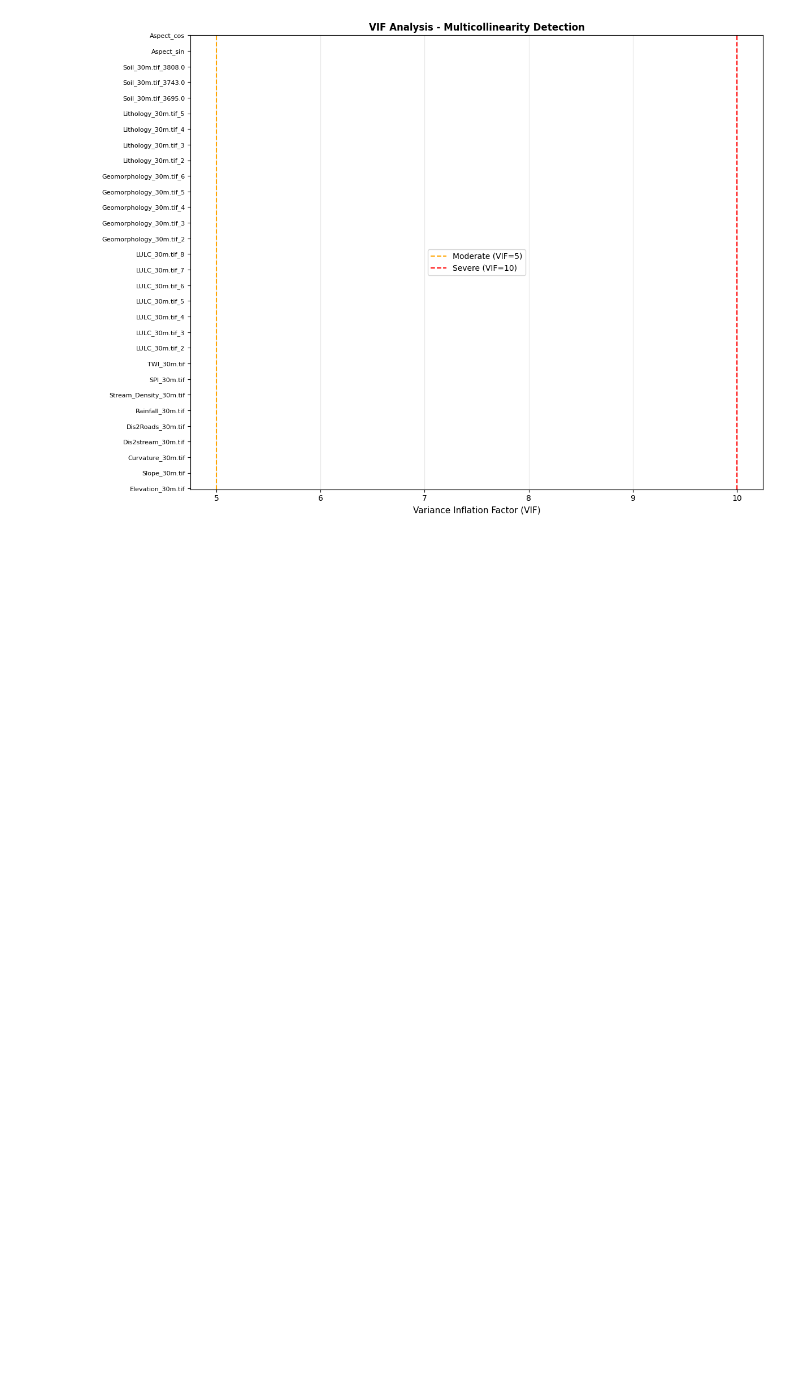
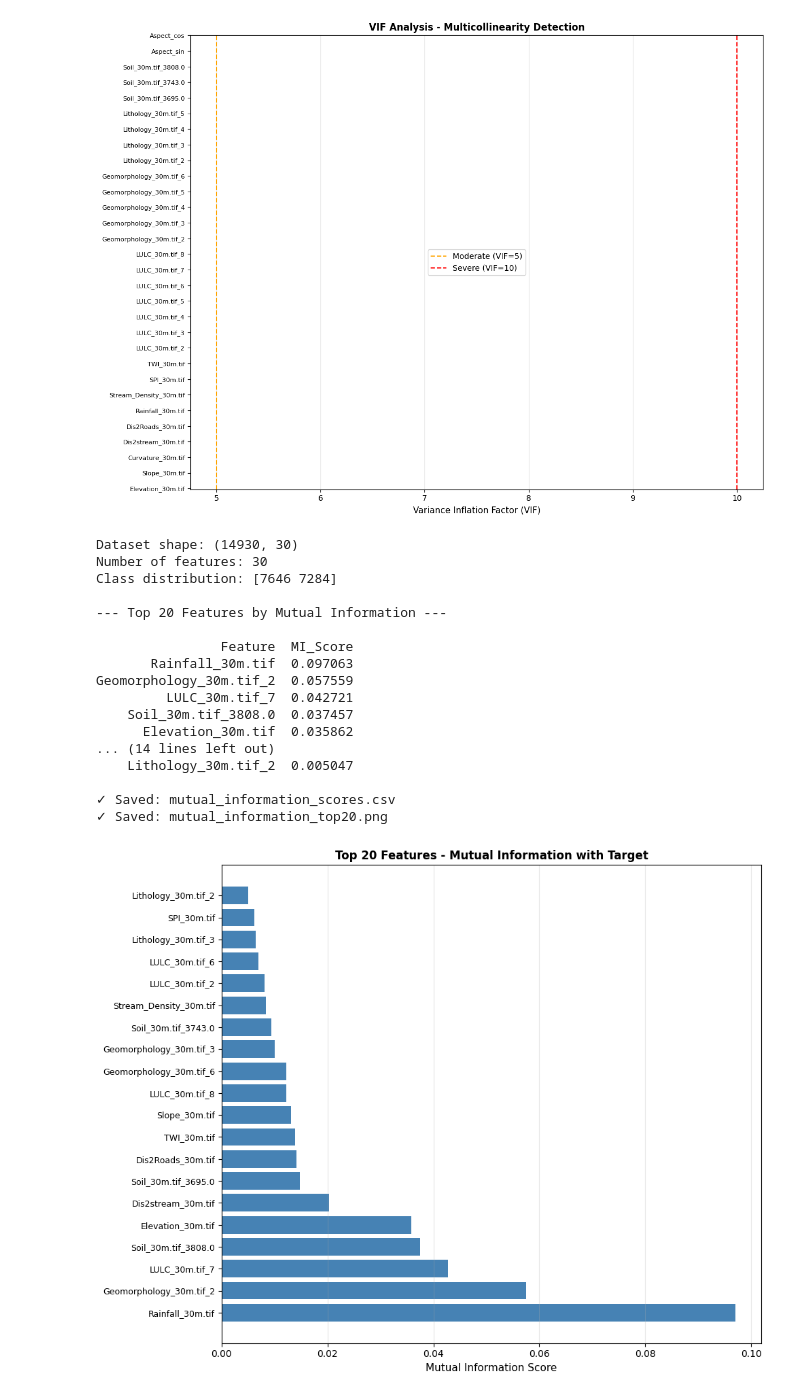
Before and after one commit to VladK333/flood-analysis, a Jupyter notebook: analysis.ipynb, the cells around one changed output. Drawn from its saved outputs; the diff is of its cells as text; code cells hidden in the pictures; blank space fills up the shorter version.

Commit message:
mutual info analysis - best features for prediction

```diff
--- a/analysis.ipynb
+++ b/analysis.ipynb
@@ -668,3 +668,70 @@ if len(severe_mc) > 0 or len(high_mc) > 0:
         print("\n✓ Saved: correlation_problem_features.png")
 
         #COLLINEARITY ANALYSIS COMPLETED
+# %%
+#FEATURE SELECTION 'n' BEST PREDICTORS FOR CLASSES 0/1
+import numpy as np
+import matplotlib.pyplot as plt
+import seaborn as sns
+from sklearn.ensemble import RandomForestClassifier
+from sklearn.feature_selection import mutual_info_classif, chi2, SelectKBest, f_classif
+from sklearn.inspection import permutation_importance
+from sklearn.model_selection import train_test_split
+import warnings
+warnings.filterwarnings('ignore')
+
+# Load processed data
+X_processed = pd.read_csv('data_processed_proper.csv')
+y_clean = pd.read_csv('target_clean.csv').values.ravel()
+
+print(f"\nDataset shape: {X_processed.shape}")
+print(f"Number of features: {X_processed.shape[1]}")
+print(f"Class distribution: {np.bincount(y_clean)}")
+
+# MUTUAL INFORMATION ANALYSIS - best features for prediction
+mi_scores = mutual_info_classif(X_processed, y_clean, random_state=42)
+
+# Create DataFrame
+mi_df = pd.DataFrame({
+    'Feature': X_processed.columns,
+    'MI_Score': mi_scores
+}).sort_values('MI_Score', ascending=False)
+
+print("\n--- Top 20 Features by Mutual Information ---\n")
+print(mi_df.head(20).to_string(index=False))
+
+# Save results
+mi_df.to_csv('mutual_information_scores.csv', index=False)
+print("\n✓ Saved: mutual_information_scores.csv")
+
+# Visualize top 20
+plt.figure(figsize=(10, 8))
+top_20_mi = mi_df.head(20)
+plt.barh(range(len(top_20_mi)), top_20_mi['MI_Score'], color='steelblue')
+plt.yticks(range(len(top_20_mi)), top_20_mi['Feature'], fontsize=9)
+plt.xlabel('Mutual Information Score', fontsize=11)
+plt.title('Top 20 Features - Mutual Information with Target',
+          fontsize=12, fontweight='bold')
+plt.grid(axis='x', alpha=0.3)
+plt.tight_layout()
+plt.savefig('mutual_information_top20.png', dpi=300, bbox_inches='tight')
+print("✓ Saved: mutual_information_top20.png")
+# %% [output]
+Dataset shape: (14930, 30)
+Number of features: 30
+Class distribution: [7646 7284]
+
+--- Top 20 Features by Mutual Information ---
+
+                Feature  MI_Score
+       Rainfall_30m.tif  0.097063
+Geomorphology_30m.tif_2  0.057559
+         LULC_30m.tif_7  0.042721
+    Soil_30m.tif_3808.0  0.037457
+      Elevation_30m.tif  0.035862
+... (14 lines left out)
+    Lithology_30m.tif_2  0.005047
+
+✓ Saved: mutual_information_scores.csv
+✓ Saved: mutual_information_top20.png
+[figure, added]
```
Also changed, not shown: 2 other files.
